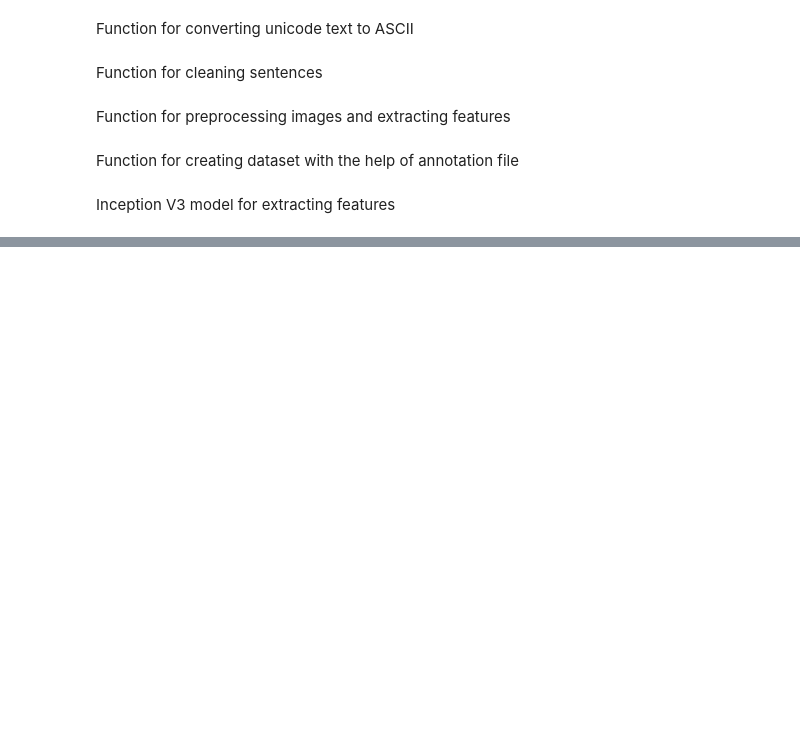
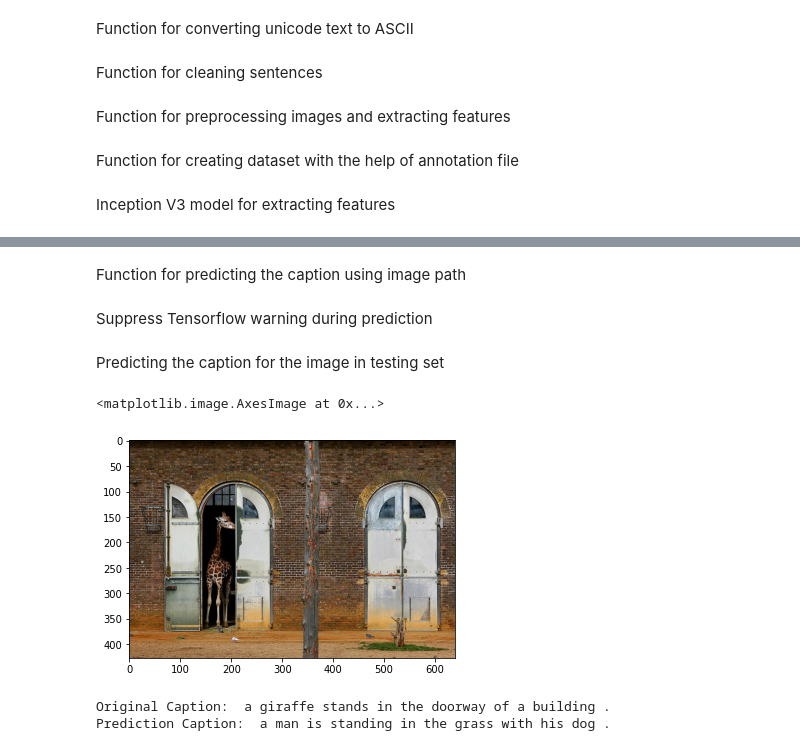
Before and after one commit to pg-git-97/website, a Jupyter notebook: documents/ganesh_term_project.ipynb, the cells around one changed output, grey strips where cells are left out. Cells and saved outputs as stored; diff of their text form; code cells hidden in the pictures; blank space fills up the shorter version.

```diff
--- a/documents/ganesh_term_project.ipynb
+++ b/documents/ganesh_term_project.ipynb
@@ -141,5 +153,5 @@ Downloading data from https://storage.googleapis.com/tensorflow/keras-applicatio
 # %%
-images, captions = create_dataset(annotation_files, new_model)
+image_id, captions = create_dataset(annotation_files, new_model)
 # %% [output]
 No. of images processed:  100
 No. of images processed:  200
@@ -192,9 +189,3 @@ def dataset_save(lines, name):
     f = open(name, 'w', encoding='utf-8')
     f.write(text)
     f.close()
-# %%
-from random import shuffle
-
-c = list(zip(images, captions))
-shuffle(c)
-images, captions = zip(*c)
@@ -243,0 +194,6 @@ images
+# %%
+from random import shuffle
+
+c = list(zip(image_id, captions))
+shuffle(c)
+image_id, captions = zip(*c)
@@ -243,0 +202,6 @@ images
+# %%
+train_image_id, val_image_id, train_captions, val_captions = train_test_split(image_id, captions, test_size=0.05)
+val_image_id, test_image_id, val_captions, test_captions = train_test_split(val_image_id, val_captions, test_size=0.5)
+print('Training set size: ', len(train_image_id))
+print('Validation set size: ', len(val_image_id))
+print('Testing set size: ', len(test_image_id))
@@ -243,0 +531,2 @@ images
+# %% [markdown]
+Function for predicting the caption using image path
@@ -243,0 +559,2 @@ images
+# %% [markdown]
+Suppress Tensorflow warning during prediction
@@ -243,0 +566,15 @@ images
+# %% [markdown]
+Predicting the caption for the image in testing set
+# %%
+image_path = PATH + 'COCO_train2014_' + '%012d.jpg' % int(test_image_id[0])
+img = np.array(Image.open(image_path))
+plt.imshow(img)
+# %% [output]
+<matplotlib.image.AxesImage at 0x...>
+[figure, added]
+# %%
+print('Original Caption: ', test_captions[0])
+print('Prediction Caption: ', predict(image_path, new_model))
+# %% [output]
+Original Caption:  a giraffe stands in the doorway of a building .
+Prediction Caption:  a man is standing in the grass with his dog .
```
Also changed, not shown: parts of 71 cells of this notebook, 1 other file.
